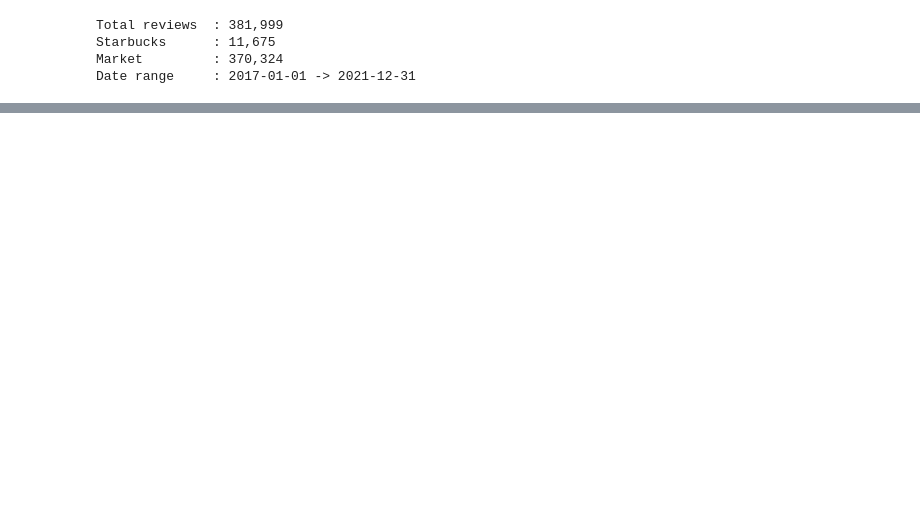
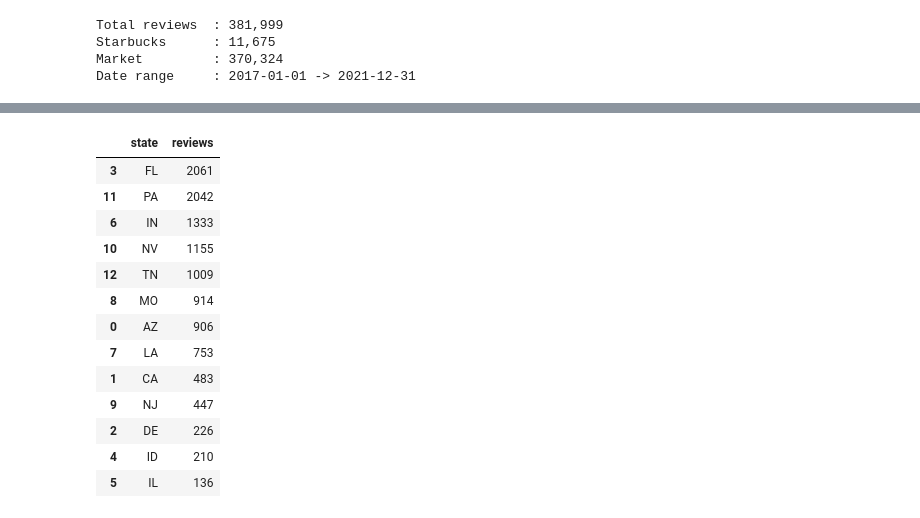
Before and after one commit to ww532/starbucks-yelp-reviews, a Jupyter notebook: notebooks/05_volume_trends.ipynb, the cells around one changed output, grey strips where cells are left out. Saved outputs shown, nothing was run; the diff lists cells and outputs as text; code cells hidden in the pictures; blank space fills up the shorter version.

```diff
--- a/notebooks/05_volume_trends.ipynb
+++ b/notebooks/05_volume_trends.ipynb
@@ -204,20 +254,59 @@ state  reviews
 # %%
+display(state_vol)
+
+# State centroid coordinates for text labels
+STATE_COORDS = {
+    "PA": (40.9, -77.8), "FL": (28.6, -82.4), "LA": (31.0, -92.0),
+    "TN": (35.9, -86.4), "IN": (39.8, -86.3), "MO": (38.4, -92.5),
+    "NJ": (40.1, -74.7), "AZ": (34.2, -111.7), "NV": (39.4, -117.0),
+    "ID": (44.4, -114.6), "CA": (36.8, -119.4), "DE": (39.0, -75.5),
+    "IL": (40.0, -89.2),
+}
+
 fig = px.choropleth(
     state_vol,
     locations="state",
     locationmode="USA-states",
     color="reviews",
     scope="usa",
     color_continuous_scale="YlOrRd",
     title="Starbucks — Review Volume by State (2017–2021)",
     labels={"reviews": "Reviews"}
 )
+
+# Add state abbreviation labels
+fig.add_scattergeo(
+    locations=state_vol["state"],
+    locationmode="USA-states",
+    text=state_vol["state"],
+    mode="text",
+    textfont=dict(size=10, color="black", family="Arial Black"),
+    showlegend=False,
+    lat=[STATE_COORDS.get(s, (0,0))[0] for s in state_vol["state"]],
+    lon=[STATE_COORDS.get(s, (0,0))[1] for s in state_vol["state"]],
+)
+
 fig.update_layout(
     width=900, height=520,
     paper_bgcolor="white",
     margin=dict(t=60, b=20, l=20, r=20),
     coloraxis_colorbar=dict(title="Reviews")
 )
 fig.write_html(str(FIGURES_DIR / "05_volume_by_state.html"))
 fig.show()
+# %% [output]
+|  | state | reviews |
+| 3 | FL | 2061 |
+| 11 | PA | 2042 |
+| 6 | IN | 1333 |
+| 10 | NV | 1155 |
+| 12 | TN | 1009 |
+| 8 | MO | 914 |
+| 0 | AZ | 906 |
+| 7 | LA | 753 |
+| 1 | CA | 483 |
+| 9 | NJ | 447 |
+| 2 | DE | 226 |
+| 4 | ID | 210 |
+| 5 | IL | 136 |
 # %%
```
Also changed, not shown: parts of 24 cells of this notebook, 32 other files.
